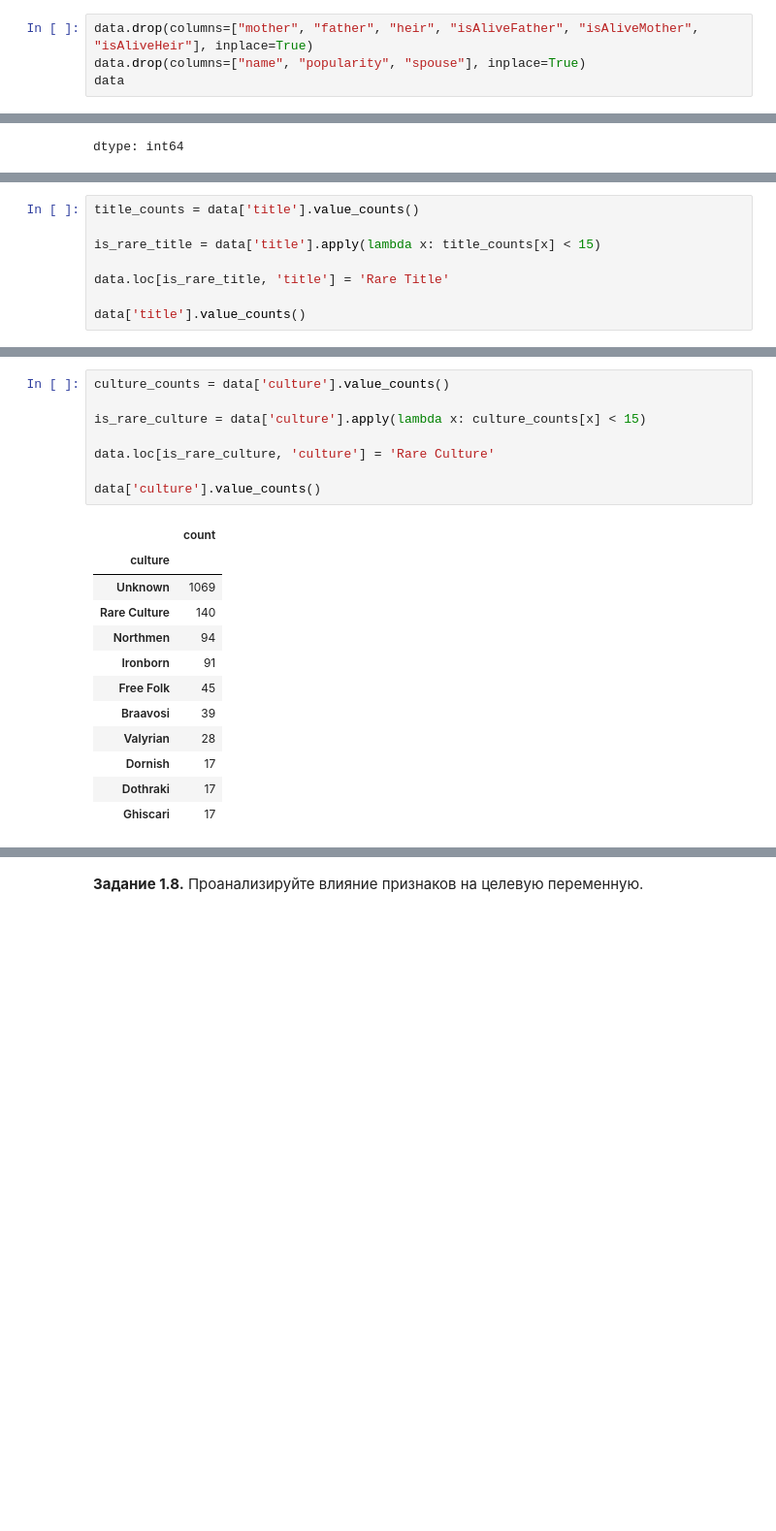
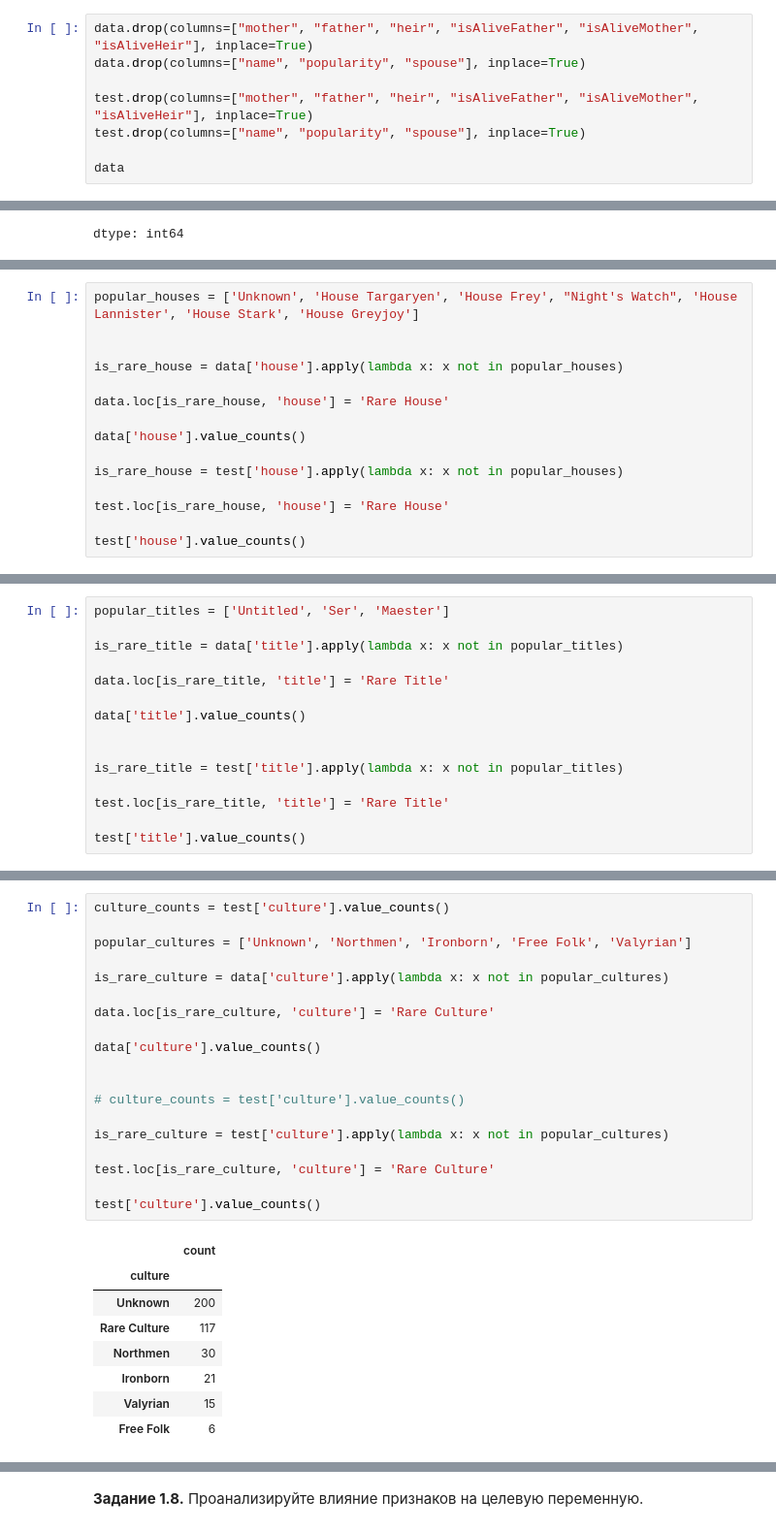
Before and after one commit to tmo3zy/colab_notebooks, a Jupyter notebook: week_01_ml_intro/Homework/hw_1_game_of_thrones.ipynb, the cells around one changed output, grey strips where cells are left out. Shown at 97% size. Drawn from its saved outputs; the diff is of its cells as text; blank space fills up the shorter version.

```diff
--- a/week_01_ml_intro/Homework/hw_1_game_of_thrones.ipynb
+++ b/week_01_ml_intro/Homework/hw_1_game_of_thrones.ipynb
@@ -211,6 +237,10 @@ data
 # %%
 data.drop(columns=["mother", "father", "heir", "isAliveFather", "isAliveMother", "isAliveHeir"], inplace=True)
 data.drop(columns=["name", "popularity", "spouse"], inplace=True)
+
+test.drop(columns=["mother", "father", "heir", "isAliveFather", "isAliveMother", "isAliveHeir"], inplace=True)
+test.drop(columns=["name", "popularity", "spouse"], inplace=True)
+
 data
 # %% [output]
 |  | title | male | culture | dateOfBirth | house | book1 | book2 | book3 | book4 | book5 | ... |
@@ -290,0 +298,15 @@ dtype: int64
+# %%
+popular_houses = ['Unknown', 'House Targaryen', 'House Frey', "Night's Watch", 'House Lannister', 'House Stark', 'House Greyjoy']
+
+
+is_rare_house = data['house'].apply(lambda x: x not in popular_houses)
+
+data.loc[is_rare_house, 'house'] = 'Rare House'
+
+data['house'].value_counts()
+
+is_rare_house = test['house'].apply(lambda x: x not in popular_houses)
+
+test.loc[is_rare_house, 'house'] = 'Rare House'
+
+test['house'].value_counts()
@@ -291,11 +325,18 @@ dtype: int64
 # %%
-title_counts = data['title'].value_counts()
+popular_titles = ['Untitled', 'Ser', 'Maester']
 
-is_rare_title = data['title'].apply(lambda x: title_counts[x] < 15)
+is_rare_title = data['title'].apply(lambda x: x not in popular_titles)
 
 data.loc[is_rare_title, 'title'] = 'Rare Title'
 
 data['title'].value_counts()
+
+
+is_rare_title = test['title'].apply(lambda x: x not in popular_titles)
+
+test.loc[is_rare_title, 'title'] = 'Rare Title'
+
+test['title'].value_counts()
 # %% [output]
 |  | count |
 | title |  |
@@ -310,25 +347,32 @@ data['title'].value_counts()
 dtype: int64
 # %%
-culture_counts = data['culture'].value_counts()
+culture_counts = test['culture'].value_counts()
 
-is_rare_culture = data['culture'].apply(lambda x: culture_counts[x] < 15)
+popular_cultures = ['Unknown', 'Northmen', 'Ironborn', 'Free Folk', 'Valyrian']
+
+is_rare_culture = data['culture'].apply(lambda x: x not in popular_cultures)
 
 data.loc[is_rare_culture, 'culture'] = 'Rare Culture'
 
 data['culture'].value_counts()
+
+
+# culture_counts = test['culture'].value_counts()
+
+is_rare_culture = test['culture'].apply(lambda x: x not in popular_cultures)
+
+test.loc[is_rare_culture, 'culture'] = 'Rare Culture'
+
+test['culture'].value_counts()
 # %% [output]
 |  | count |
 | culture |  |
-| Unknown | 1069 |
-| Rare Culture | 140 |
-| Northmen | 94 |
-| Ironborn | 91 |
-| Free Folk | 45 |
-| Braavosi | 39 |
-| Valyrian | 28 |
-| Dornish | 17 |
-| Dothraki | 17 |
-| Ghiscari | 17 |
+| Unknown | 200 |
+| Rare Culture | 117 |
+| Northmen | 30 |
+| Ironborn | 21 |
+| Valyrian | 15 |
+| Free Folk | 6 |
 dtype: int64
 # %%
 from sklearn.preprocessing import OneHotEncoder
```
Also changed, not shown: parts of 28 cells of this notebook.
